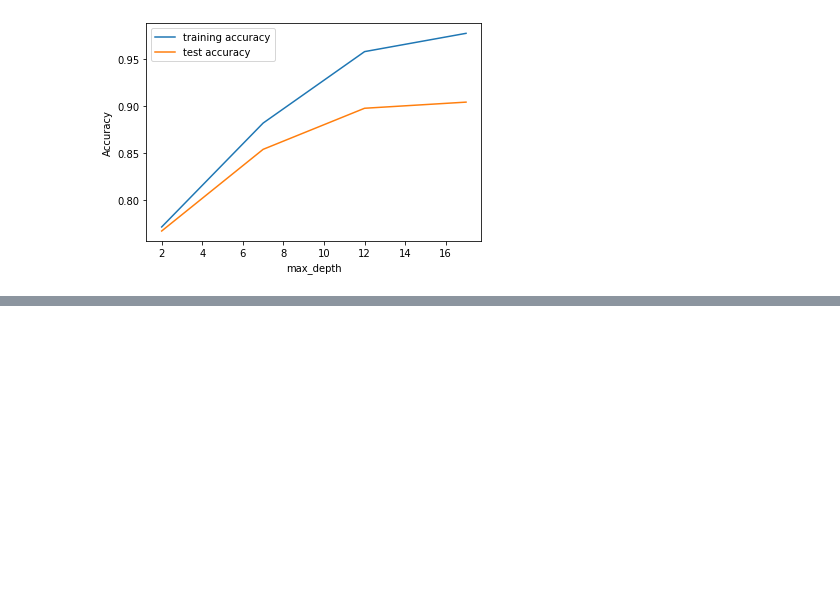
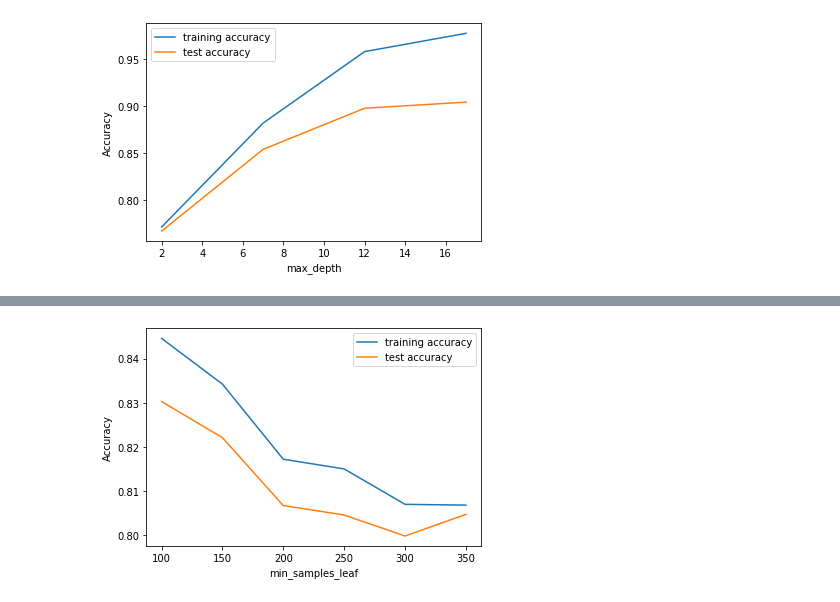
Before and after one commit to gauravsbisht/TelecomChurnCaseStudy, a Jupyter notebook: TelecomChurn_Solution.ipynb, the cells around one changed output, grey strips where cells are left out. Saved outputs shown, nothing was run; the diff lists cells and outputs as text; code cells hidden in the pictures; blank space fills up the shorter version.

```diff
--- a/TelecomChurn_Solution.ipynb
+++ b/TelecomChurn_Solution.ipynb
@@ -1141,0 +1273,21 @@ plt.show()
+# %%
+# GridSearchCV to find optimal min_samples_leaf
+from sklearn.model_selection import KFold
+from sklearn.model_selection import GridSearchCV
+
+
+# specify number of folds for k-fold CV
+n_folds = 5
+
+# parameters to build the model on
+parameters = {'min_samples_leaf': range(100, 400, 50)}
+
+# instantiate the model
+rf = RandomForestClassifier(class_weight='balanced')
+
+
+# fit tree on training data
+rf = GridSearchCV(rf, parameters,
+                    cv=n_folds,
+                   scoring="accuracy", n_jobs=-1, return_train_score=True)
+rf.fit(train_pca, y_train)
@@ -1141,0 +1314,4 @@ plt.show()
+# %%
+# scores of GridSearch CV
+scores = rf.cv_results_
+pd.DataFrame(scores).head()
@@ -1141,0 +1326,17 @@ plt.show()
+# %%
+# plotting accuracies with min_samples_leaf
+plt.figure()
+plt.plot(scores["param_min_samples_leaf"],
+         scores["mean_train_score"],
+         label="training accuracy")
+plt.plot(scores["param_min_samples_leaf"],
+         scores["mean_test_score"],
+         label="test accuracy")
+plt.xlabel("min_samples_leaf")
+plt.ylabel("Accuracy")
+plt.legend()
+plt.show()
+
+#seems 100 to 150
+# %% [output]
+[figure, added]
```
Also changed, not shown: parts of 23 cells of this notebook.
